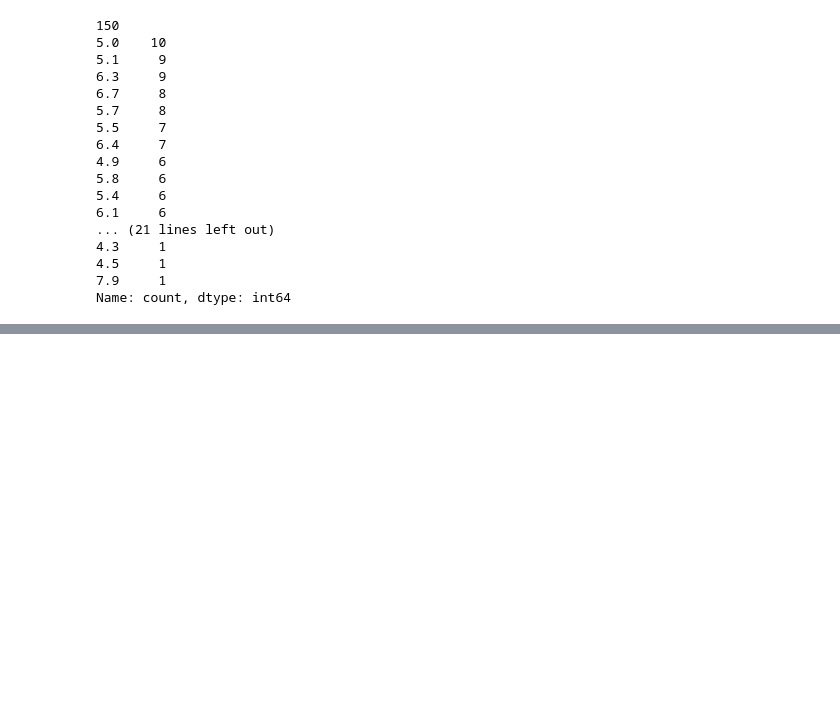
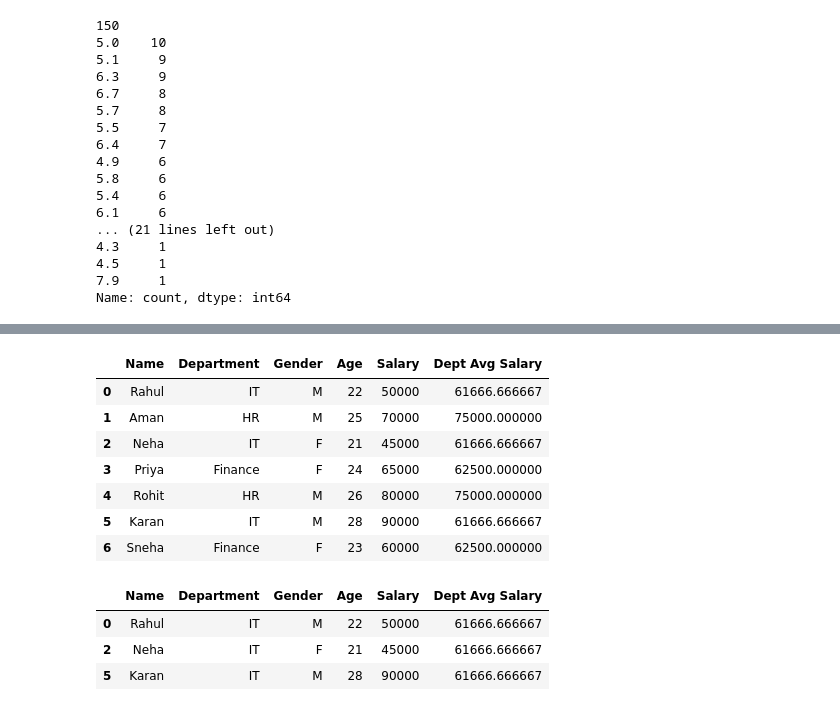
Before and after one commit to Kshubham0315/Complete-Machine-Learning, a Jupyter notebook: Pandas.ipynb, the cells around one changed output, grey strips where cells are left out. Cells and saved outputs as stored; diff of their text form; code cells hidden in the pictures; blank space fills up the shorter version.

Commit message:
Completed the revision pandas series

```diff
--- a/Pandas.ipynb
+++ b/Pandas.ipynb
@@ -535,0 +786,14 @@ Name: count, dtype: int64
+# %%
+import pandas as pd
+
+data = {
+    "Name": ["Rahul", "Aman", "Neha", "Priya", "Rohit", "Karan", "Sneha"],
+    "Department": ["IT", "HR", "IT", "Finance", "HR", "IT", "Finance"],
+    "Gender": ["M", "M", "F", "F", "M", "M", "F"],
+    "Age": [22, 25, 21, 24, 26, 28, 23],
+    "Salary": [50000, 70000, 45000, 65000, 80000, 90000, 60000]
+}
+
+df = pd.DataFrame(data)
+
+print(df)
@@ -535,0 +922,26 @@ Name: count, dtype: int64
+# %%
+df["Dept Avg Salary"] = df.groupby(
+"Department"
+)["Salary"].transform("mean")
+# %%
+df
+# %% [output]
+|  | Name | Department | Gender | Age | Salary | Dept Avg Salary |
+| 0 | Rahul | IT | M | 22 | 50000 | 61666.666667 |
+| 1 | Aman | HR | M | 25 | 70000 | 75000.000000 |
+| 2 | Neha | IT | F | 21 | 45000 | 61666.666667 |
+| 3 | Priya | Finance | F | 24 | 65000 | 62500.000000 |
+| 4 | Rohit | HR | M | 26 | 80000 | 75000.000000 |
+| 5 | Karan | IT | M | 28 | 90000 | 61666.666667 |
+| 6 | Sneha | Finance | F | 23 | 60000 | 62500.000000 |
+# %%
+df.groupby(
+"Department"
+).filter(
+lambda x: len(x) > 2
+)
+# %% [output]
+|  | Name | Department | Gender | Age | Salary | Dept Avg Salary |
+| 0 | Rahul | IT | M | 22 | 50000 | 61666.666667 |
+| 2 | Neha | IT | F | 21 | 45000 | 61666.666667 |
+| 5 | Karan | IT | M | 28 | 90000 | 61666.666667 |
```
Also changed, not shown: parts of 91 cells of this notebook, 1 other file.
